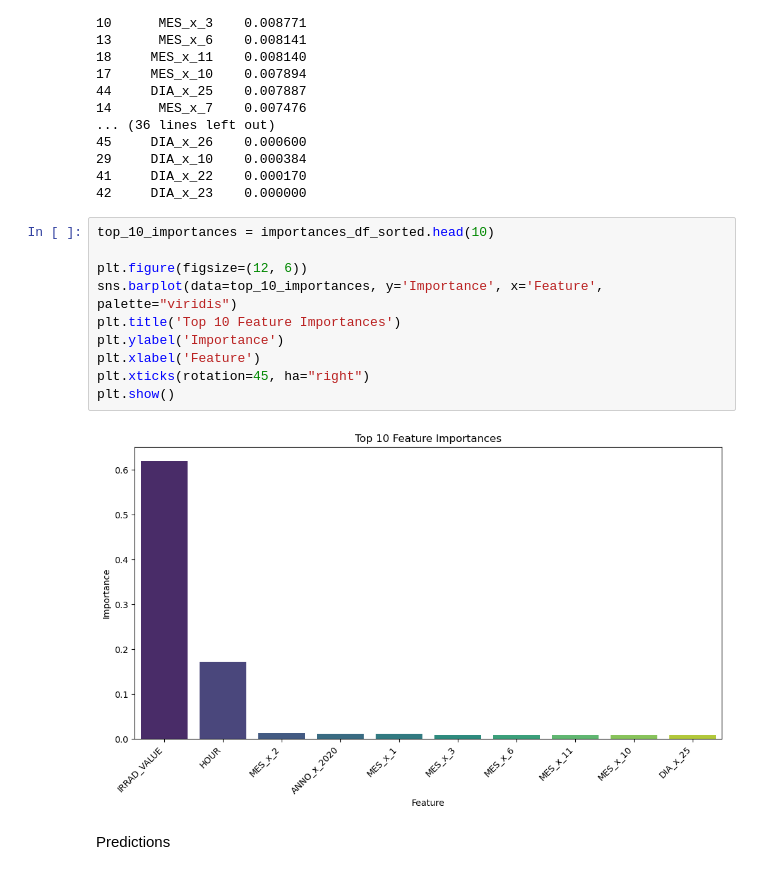
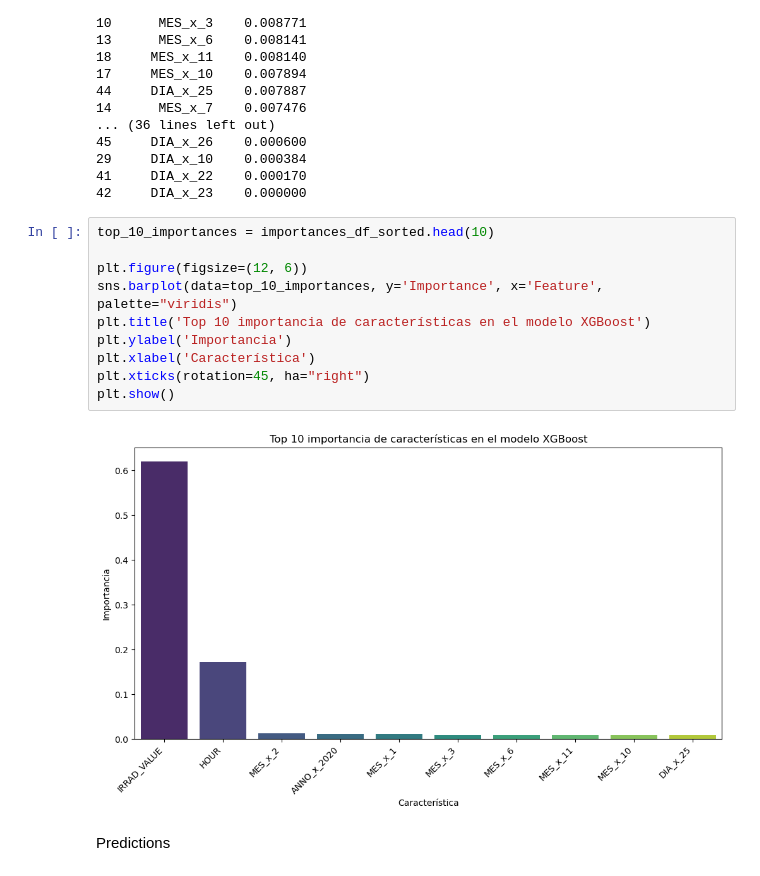
Before and after one commit to elena-cabrera/ensemble-solar, a Jupyter notebook: xgboost.ipynb, the cells around one changed output. Saved outputs shown, nothing was run; the diff lists cells and outputs as text.

```diff
--- a/xgboost.ipynb
+++ b/xgboost.ipynb
@@ -321,15 +321,15 @@ print(importances_df_sorted)
 # %%
 top_10_importances = importances_df_sorted.head(10)
 
 plt.figure(figsize=(12, 6))
 sns.barplot(data=top_10_importances, y='Importance', x='Feature', palette="viridis")
-plt.title('Top 10 Feature Importances')
-plt.ylabel('Importance')
-plt.xlabel('Feature')
+plt.title('Top 10 importancia de características en el modelo XGBoost')
+plt.ylabel('Importancia')
+plt.xlabel('Característica')
 plt.xticks(rotation=45, ha="right")
 plt.show()
 # %% [output]
-[figure, old version]
+[figure, new version]
 # %% [markdown]
 Predictions
 # %%
```
Also changed, not shown: 1 other file.
